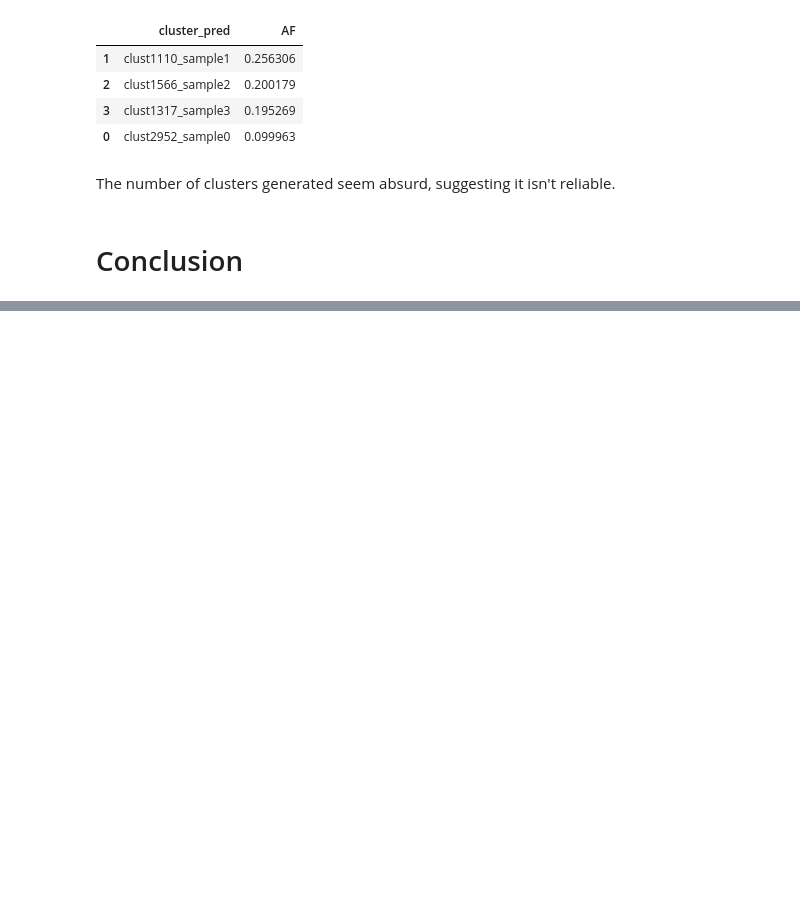
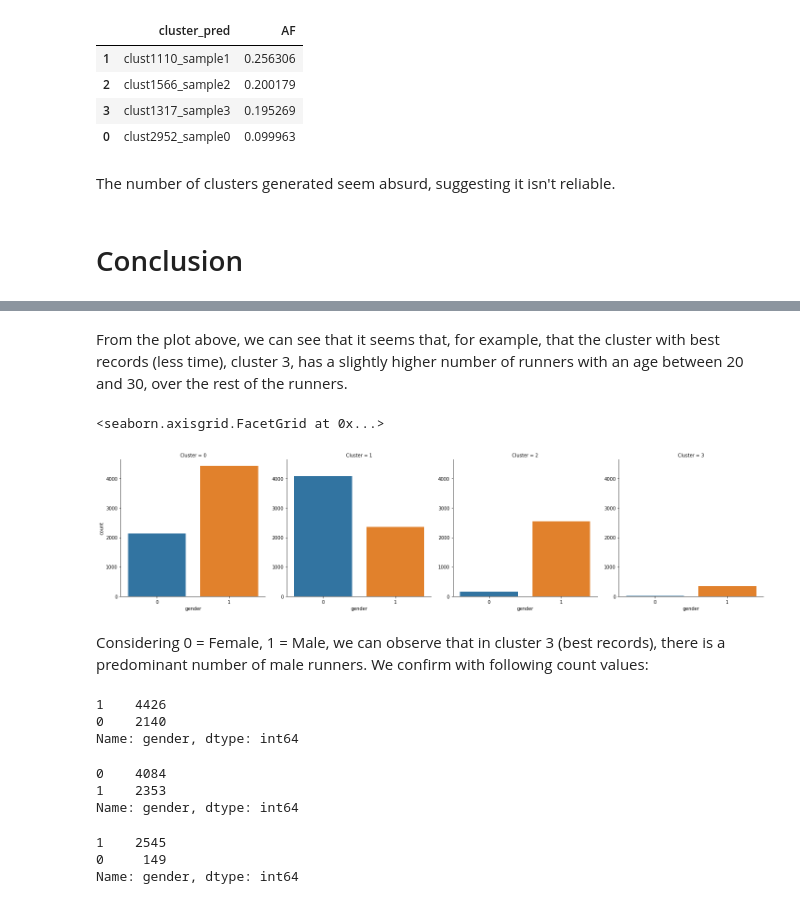
Before and after one commit to verakai/Thinkful, a Jupyter notebook: 4.2.5 Challenge Boston Marathon.ipynb, the cells around one changed output, grey strips where cells are left out. Drawn from its saved outputs; the diff is of its cells as text; code cells hidden in the pictures; blank space fills up the shorter version.

```diff
--- a/4.2.5 Challenge Boston Marathon.ipynb
+++ b/4.2.5 Challenge Boston Marathon.ipynb
@@ -536,0 +591,9 @@ Overall, the 4-cluster solution has the highest Silhouette scores. The K mean mo
+# %% [markdown]
+From the plot above, we can see that it seems that, for example, that the cluster with best records (less time), cluster 3, has a slightly higher number of runners with an age between 20 and 30, over the rest of the runners.
+# %%
+sns.factorplot(x='gender', col='Cluster', kind="count", data=combined, size=5)
+# %% [output]
+<seaborn.axisgrid.FacetGrid at 0x...>
+[figure, added]
+# %% [markdown]
+Considering 0 = Female, 1 = Male, we can observe that in cluster 3 (best records), there is a predominant number of male runners. We confirm with following count values:
@@ -536,0 +606,19 @@ Overall, the 4-cluster solution has the highest Silhouette scores. The K mean mo
+# %%
+# check Gender Breakdown
+cluster0['gender'].value_counts()
+# %% [output]
+1    4426
+0    2140
+Name: gender, dtype: int64
+# %%
+cluster1['gender'].value_counts()
+# %% [output]
+0    4084
+1    2353
+Name: gender, dtype: int64
+# %%
+cluster2['gender'].value_counts()
+# %% [output]
+1    2545
+0     149
+Name: gender, dtype: int64
```
Also changed, not shown: parts of 16 cells of this notebook.
